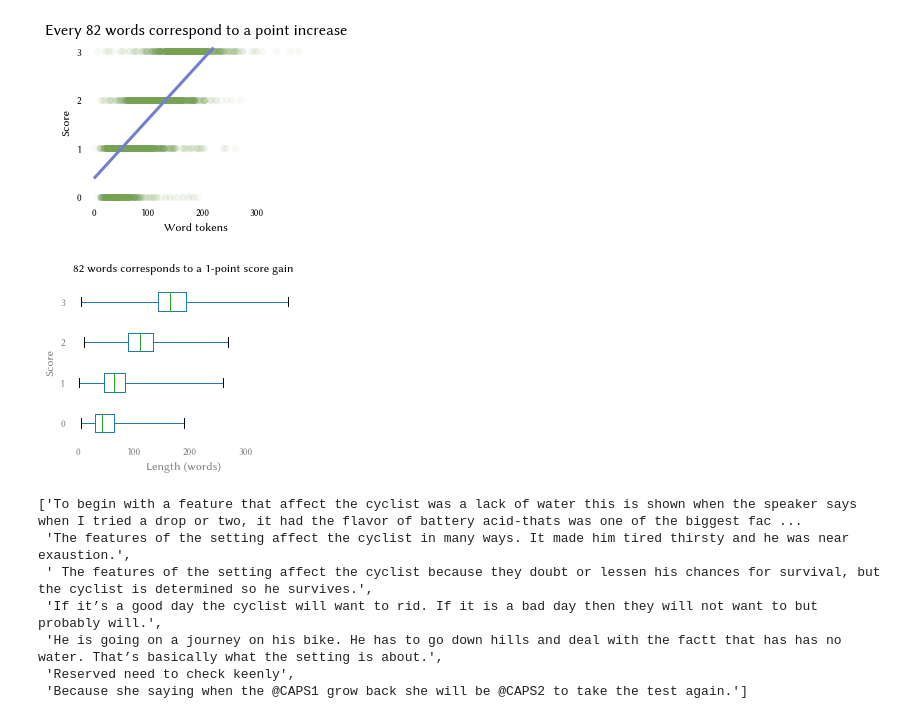
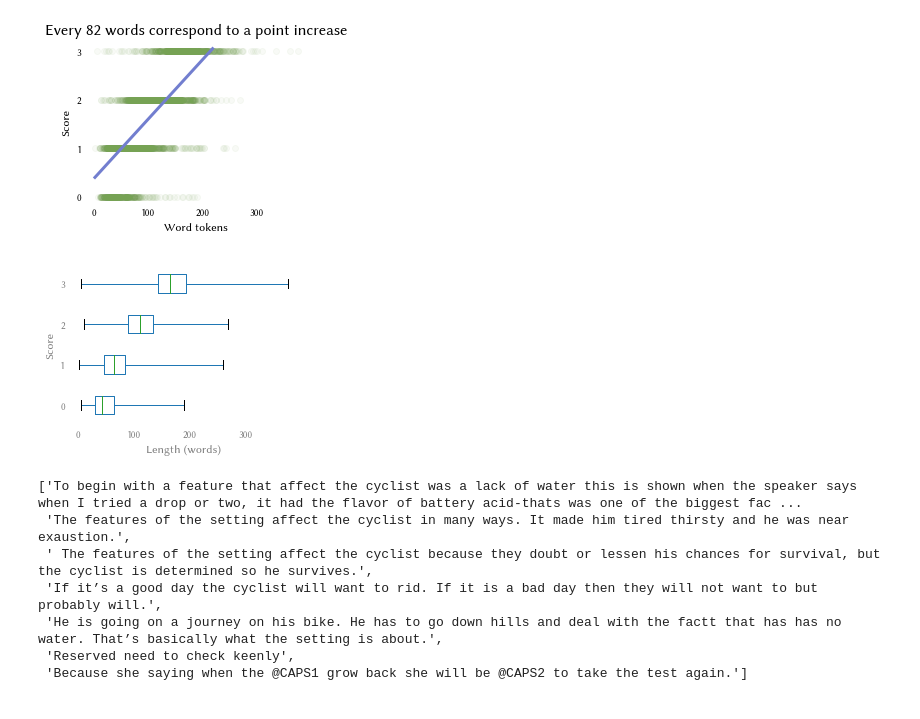
Before and after one commit to alexklapheke/essay, a Jupyter notebook: code/2-Hypothesis-tests.ipynb, the cells around one changed output. Drawn from its saved outputs; the diff is of its cells as text; code cells hidden in the pictures.

```diff
--- a/code/2-Hypothesis-tests.ipynb
+++ b/code/2-Hypothesis-tests.ipynb
@@ -75,15 +75,15 @@ plt.savefig("../graphs/score-length.svg", transparent=True)
 # %%
 fig, ax = plt.subplots(1, 1, figsize=(4, 3))
 essays.boxplot("tokens", by="score", vert=False, ax=ax, grid=False, whis=(0, 100))
 plotstyle.setup("", "Length (words)", "Score", ax=ax)
 ax.set_yticklabels([0,1,2,3])
-fig.suptitle("82 words corresponds to a 1-point score gain")
+fig.suptitle("")
 
 #ax.plot(xs, xs * glm.params[1] + glm.params[0], linewidth=3, color=plotstyle.palette[1])
 
 plt.savefig("../graphs/score-length.svg", transparent=True, bbox_inches="tight")
 # %% [output]
-[figure, old version]
+[figure, new version]
 # %%
 list(essays[(essays["score"] == 3) & (essays["tokens"] < 50)]["essay"])
 # %% [output]
```
Also changed, not shown: 24 other files.
